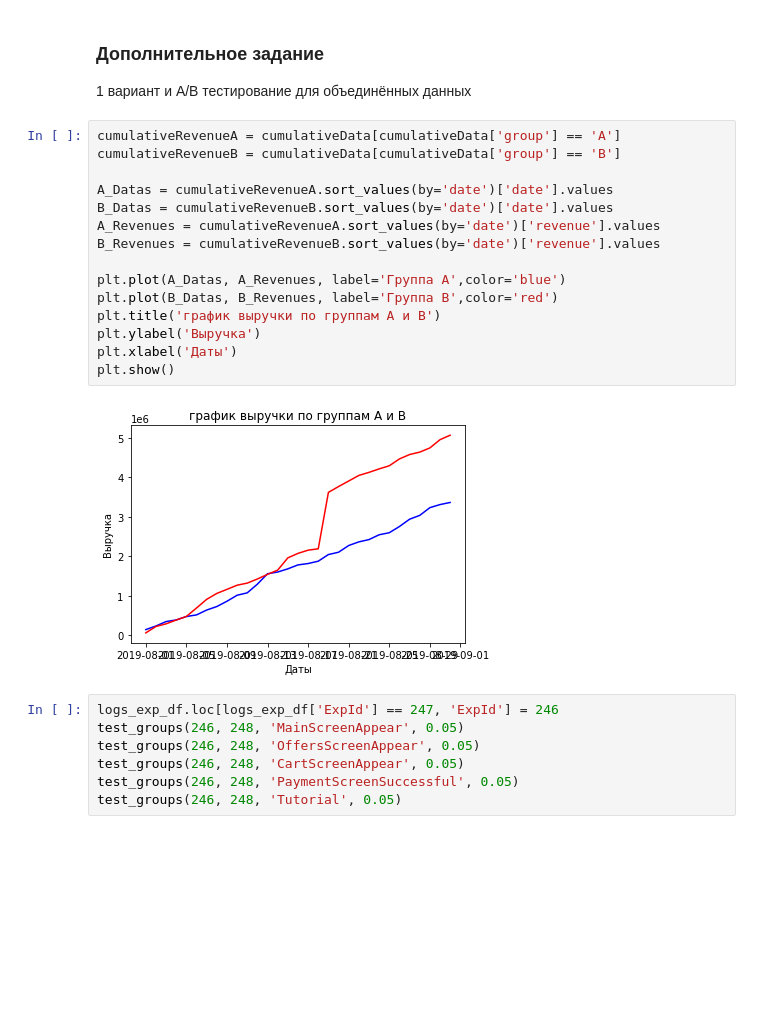
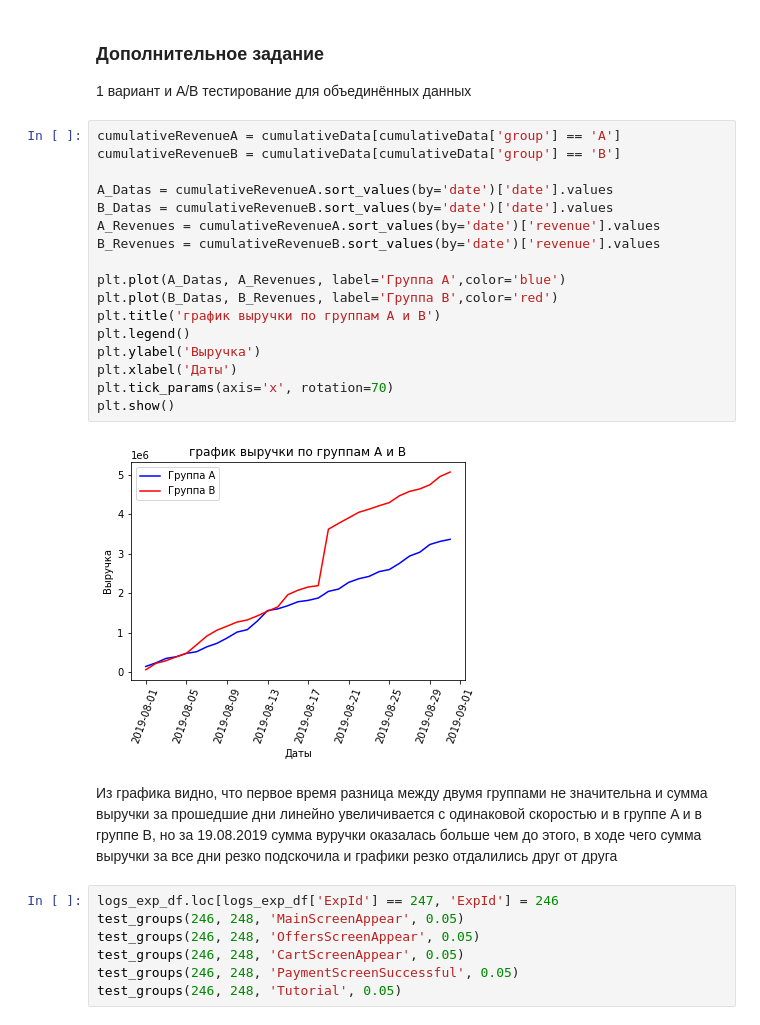
Before and after one commit to DmitryPotemkin/Scikit-Learn_Data_Analysis, a Jupyter notebook: VvADLab5.ipynb, the cells around one changed output. Saved outputs shown, nothing was run; the diff lists cells and outputs as text; blank space fills up the shorter version.

```diff
--- a/VvADLab5.ipynb
+++ b/VvADLab5.ipynb
@@ -427,20 +427,24 @@ p-значение:  0.8962914725257976
 # %%
 cumulativeRevenueA = cumulativeData[cumulativeData['group'] == 'A']
 cumulativeRevenueB = cumulativeData[cumulativeData['group'] == 'B']
 
 A_Datas = cumulativeRevenueA.sort_values(by='date')['date'].values
 B_Datas = cumulativeRevenueB.sort_values(by='date')['date'].values
 A_Revenues = cumulativeRevenueA.sort_values(by='date')['revenue'].values
 B_Revenues = cumulativeRevenueB.sort_values(by='date')['revenue'].values
 
 plt.plot(A_Datas, A_Revenues, label='Группа A',color='blue')
 plt.plot(B_Datas, B_Revenues, label='Группа B',color='red')
 plt.title('график выручки по группам А и B')
+plt.legend()
 plt.ylabel('Выручка')
 plt.xlabel('Даты')
+plt.tick_params(axis='x', rotation=70)
 plt.show()
 # %% [output]
-[figure, old version]
+[figure, new version]
+# %% [markdown]
+Из графика видно, что первое время разница между двумя группами не значительна и сумма выручки за прошедшие дни линейно увеличивается с одинаковой скоростью и в группе A и в группе B, но за 19.08.2019 сумма вуручки оказалась больше чем до этого, в ходе чего сумма выручки за все дни резко подскочила и графики резко отдалились друг от друга
 # %%
 logs_exp_df.loc[logs_exp_df['ExpId'] == 247, 'ExpId'] = 246
 test_groups(246, 248, 'MainScreenAppear', 0.05)
```
Also changed, not shown: parts of 1 cell of this notebook.
